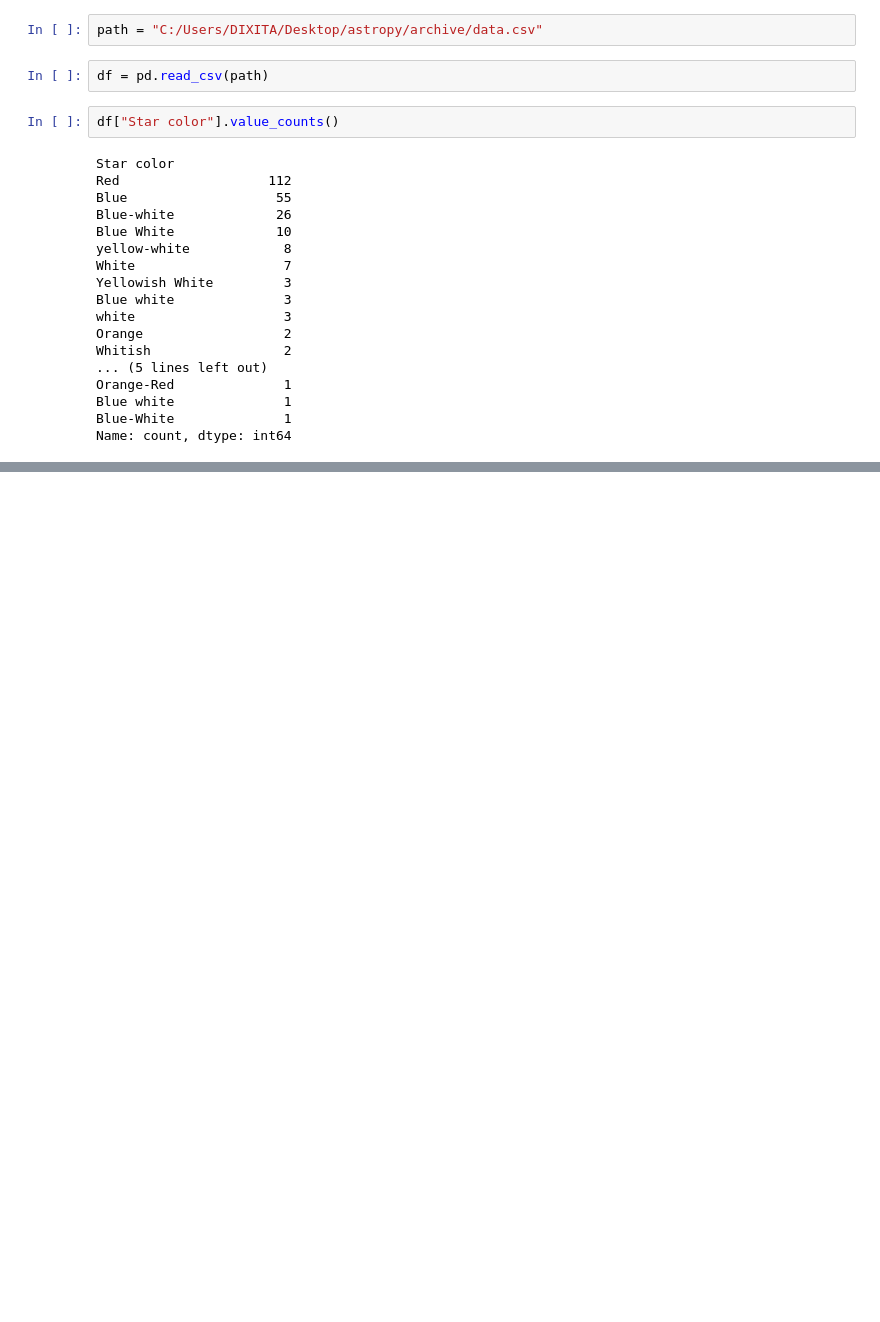
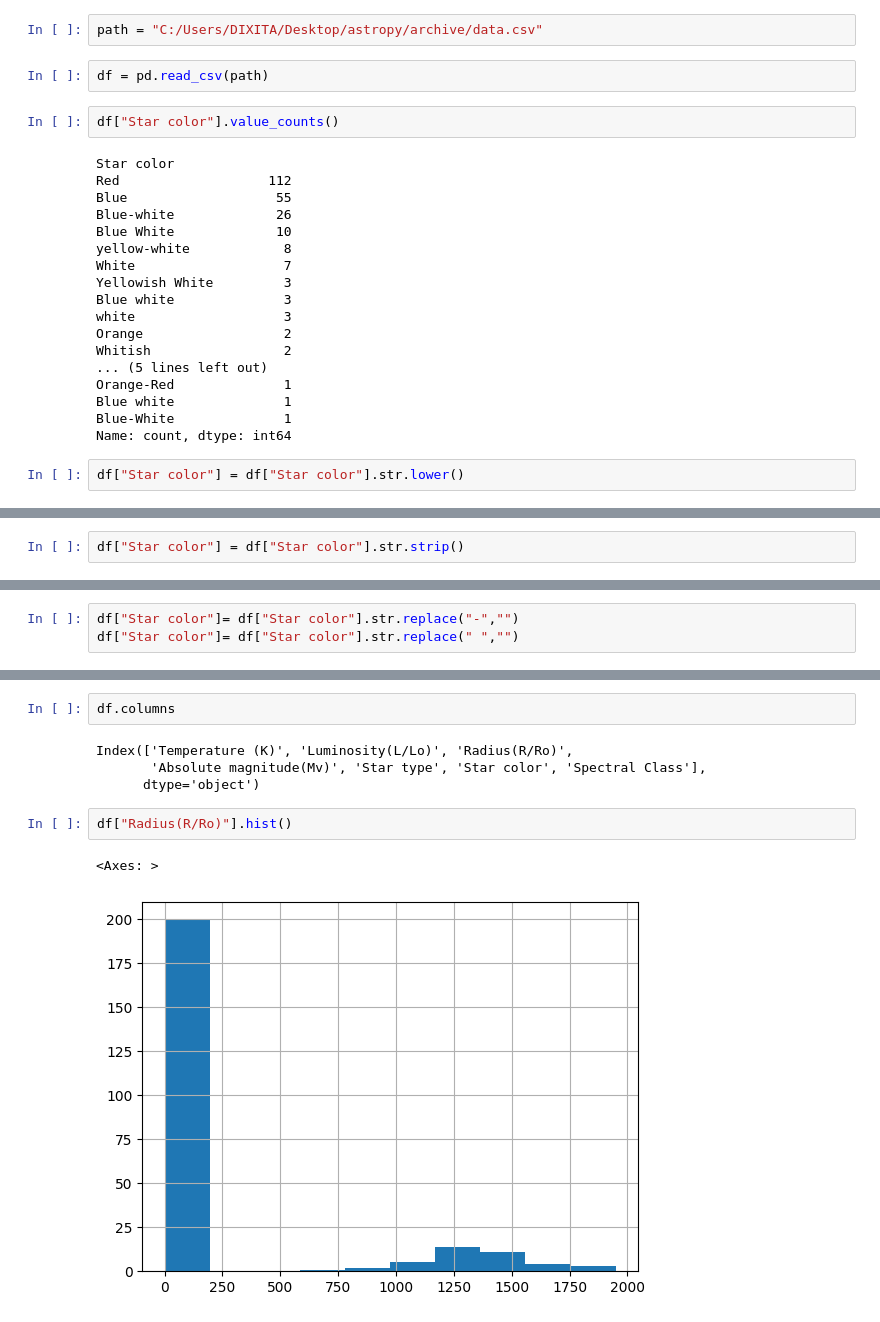
Before and after one commit to intermurphi/astropy, a Jupyter notebook: research/notebook.ipynb, the cells around one changed output, grey strips where cells are left out. Saved outputs shown, nothing was run; the diff lists cells and outputs as text; blank space fills up the shorter version.

```diff
--- a/research/notebook.ipynb
+++ b/research/notebook.ipynb
@@ -25,3 +25,5 @@ Orange-Red              1
 Blue white              1
 Blue-White              1
 Name: count, dtype: int64
+# %%
+df["Star color"] = df["Star color"].str.lower()
@@ -27,0 +50,2 @@ Name: count, dtype: int64
+# %%
+df["Star color"] = df["Star color"].str.strip()
@@ -27,0 +70,3 @@ Name: count, dtype: int64
+# %%
+df["Star color"]= df["Star color"].str.replace("-","")
+df["Star color"]= df["Star color"].str.replace(" ","")
@@ -27,0 +90,11 @@ Name: count, dtype: int64
+# %%
+df.columns
+# %% [output]
+Index(['Temperature (K)', 'Luminosity(L/Lo)', 'Radius(R/Ro)',
+       'Absolute magnitude(Mv)', 'Star type', 'Star color', 'Spectral Class'],
+      dtype='object')
+# %%
+df["Radius(R/Ro)"].hist()
+# %% [output]
+<Axes: >
+[figure, added]
```
Also changed, not shown: parts of 11 cells of this notebook.
